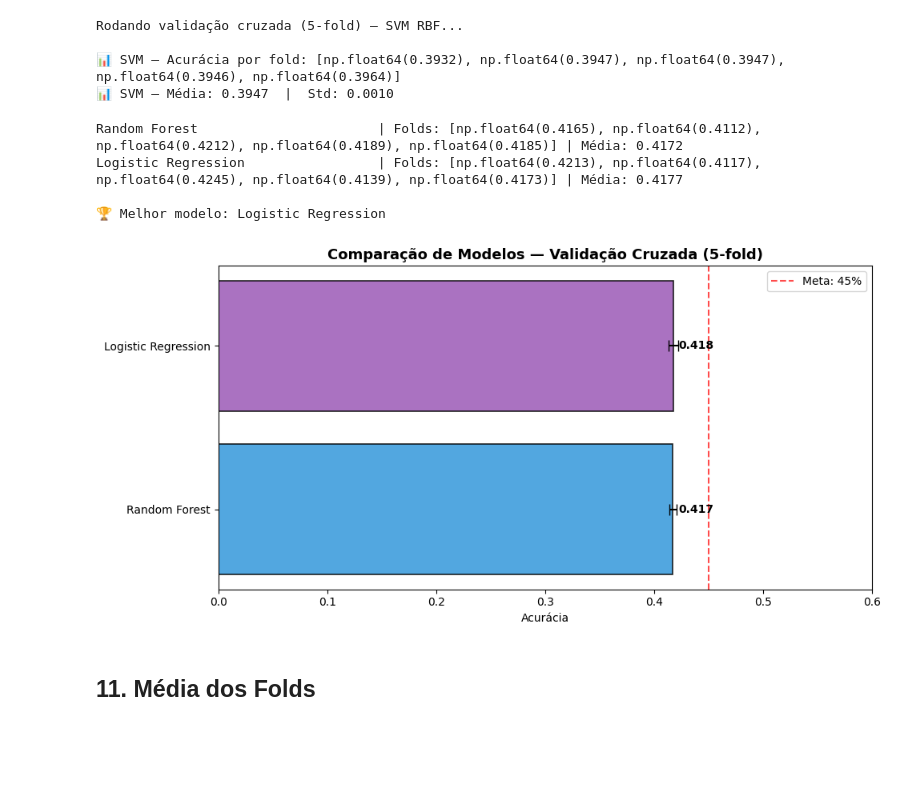
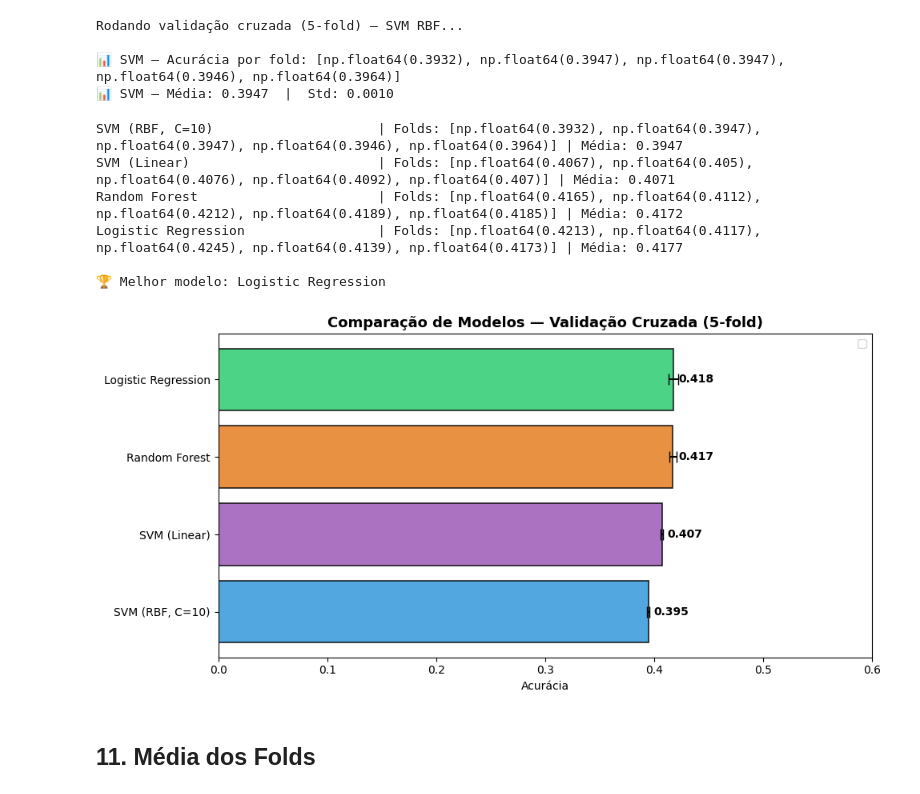
Before and after one commit to thiagocordeirum/DataMining_Rating_Prediction, a Jupyter notebook: rating_prediction_otimizado.ipynb, the cells around one changed output. Cells and saved outputs as stored; diff of their text form; code cells hidden in the pictures; blank space fills up the shorter version.

```diff
--- a/rating_prediction_otimizado.ipynb
+++ b/rating_prediction_otimizado.ipynb
@@ -788,6 +804,8 @@ Rodando validação cruzada (5-fold) — SVM RBF...
 # %%
 # ─── Comparação com outros modelos clássicos ───
 models = {
+    'SVM (RBF, C=10)': SVC(kernel='rbf', C=10, gamma=0.1, class_weight='balanced', random_state=SEED),
+    'SVM (Linear)': SVC(kernel='linear', C=1, class_weight='balanced', random_state=SEED),
     'Random Forest': RandomForestClassifier(n_estimators=200, max_depth=15, random_state=SEED, n_jobs=-1),
     'Logistic Regression': LogisticRegression(C=1, max_iter=500, random_state=SEED, n_jobs=-1),
 }
@@ -800,6 +818,8 @@ for name, model in models.items():
 
 print('\n🏆 Melhor modelo:', max(results, key=lambda k: results[k].mean()))
 # %% [output]
+SVM (RBF, C=10)                     | Folds: [np.float64(0.3932), np.float64(0.3947), np.float64(0.3947), np.float64(0.3946), np.float64(0.3964)] | Média: 0.3947
+SVM (Linear)                        | Folds: [np.float64(0.4067), np.float64(0.405), np.float64(0.4076), np.float64(0.4092), np.float64(0.407)] | Média: 0.4071
 Random Forest                       | Folds: [np.float64(0.4165), np.float64(0.4112), np.float64(0.4212), np.float64(0.4189), np.float64(0.4185)] | Média: 0.4172
 Logistic Regression                 | Folds: [np.float64(0.4213), np.float64(0.4117), np.float64(0.4245), np.float64(0.4139), np.float64(0.4173)] | Média: 0.4177
 
@@ -807,25 +827,24 @@ Logistic Regression                 | Folds: [np.float64(0.4213), np.float64(0.4
 # %%
 # ─── Visualização dos resultados ───
 fig, ax = plt.subplots(figsize=(10, 5))
 
 model_names = list(results.keys())
 means = [results[m].mean() for m in model_names]
 stds  = [results[m].std()  for m in model_names]
 
 bars = ax.barh(model_names, means, xerr=stds, color=['#3498db','#9b59b6','#e67e22','#2ecc71'],
                edgecolor='black', linewidth=1.2, capsize=5, alpha=0.85)
 ax.set_xlim(0, 0.6)
-ax.axvline(x=0.45, color='red', linestyle='--', alpha=0.7, label='Meta: 45%')
 ax.set_title('Comparação de Modelos — Validação Cruzada (5-fold)', fontsize=13, fontweight='bold')
 ax.set_xlabel('Acurácia')
 for bar, val in zip(bars, means):
     ax.text(val + 0.005, bar.get_y() + bar.get_height()/2,
             f'{val:.3f}', va='center', fontweight='bold')
 ax.legend()
 plt.tight_layout()
 plt.show()
 # %% [output]
-[figure, old version]
+[figure, new version]
 # %% [markdown]
 ## 11. Média dos Folds
 # %%
```
Also changed, not shown: parts of 7 cells of this notebook.
